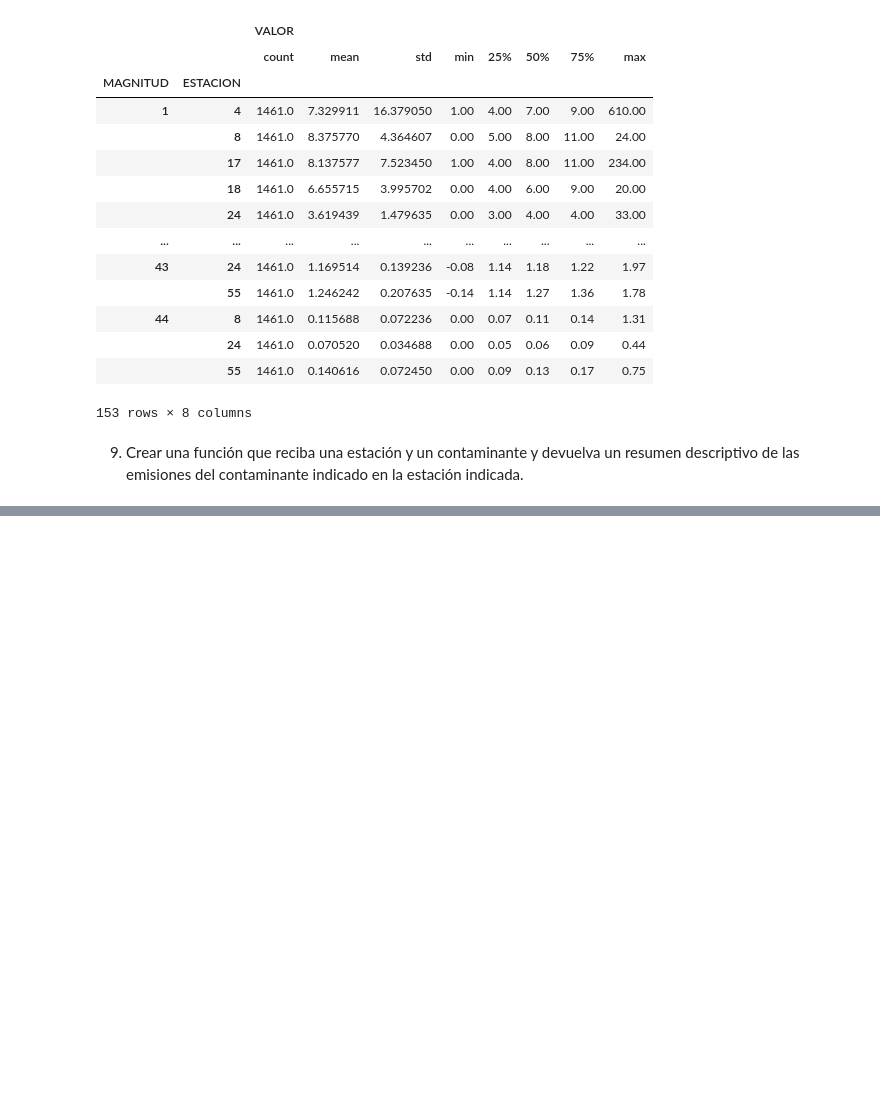
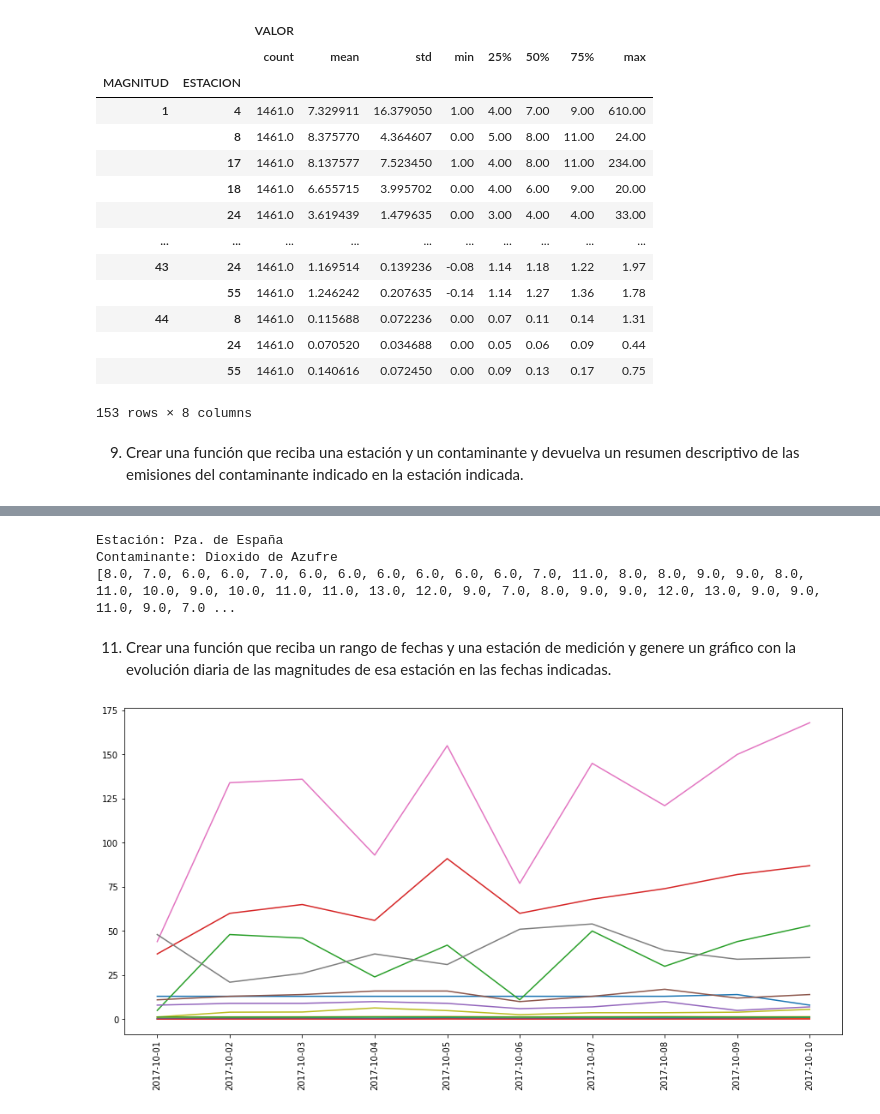
Before and after one commit to aguustingc/PROYECTO-FINAL, a Jupyter notebook: Grupo 2/Proyecto-Emisiones-Incendios.ipynb, the cells around one changed output, grey strips where cells are left out. Drawn from its saved outputs; the diff is of its cells as text; code cells hidden in the pictures; blank space fills up the shorter version.

```diff
--- a/Grupo 2/Proyecto-Emisiones-Incendios.ipynb
+++ b/Grupo 2/Proyecto-Emisiones-Incendios.ipynb
@@ -364,0 +372,30 @@ Name: VALOR, dtype: float64
+# %%
+ListaValoresPorEstacion(4, 1)
+# %% [output]
+Estación: Pza. de España
+Contaminante: Dioxido de Azufre
+[8.0, 7.0, 6.0, 6.0, 7.0, 6.0, 6.0, 6.0, 6.0, 6.0, 6.0, 7.0, 11.0, 8.0, 8.0, 9.0, 9.0, 8.0, 11.0, 10.0, 9.0, 10.0, 11.0, 11.0, 13.0, 12.0, 9.0, 7.0, 8.0, 9.0, 9.0, 12.0, 13.0, 9.0, 9.0, 11.0, 9.0, 7.0 ...
+# %% [markdown]
+11. Crear una función que reciba un rango de fechas y una estación de medición y genere un gráﬁco con la evolución diaria de las magnitudes de esa estación en las fechas indicadas.
+# %%
+from datetime import datetime
+
+def SerieTiempoEstacion(estacion, fecha_inicio, fecha_final):
+    inicio = datetime.strptime(fecha_inicio , '%d/%m/%Y')
+    final = datetime.strptime(fecha_final , '%d/%m/%Y')
+    df10 = dfDate1.loc[(dfDate1["ESTACION"]==estacion) &\
+                       (dfDate1["FECHA"]>=inicio) &\
+                       (dfDate1["FECHA"]<=final), :]
+
+    magnitudes = df10["MAGNITUD"].drop_duplicates().to_list()
+    dfs_magnitudes = []
+    for magnitud in magnitudes:
+        filtro = df10.loc[df10["MAGNITUD"] == magnitud, :]
+        dfs_magnitudes.append(filtro)
+
+    fig, ax = plt.subplots()
+    plt.xticks(rotation=90)
+    # ax.set_xticks(prueba["FECHA"])
+    for df in dfs_magnitudes:
+        ax.plot(df["FECHA"], df["VALOR"])
+    return plt.show()
@@ -364,0 +406,4 @@ Name: VALOR, dtype: float64
+# %%
+prueba3 = SerieTiempoEstacion(8, '01/10/2017', '10/10/2017')
+# %% [output]
+[figure, added]
```
Also changed, not shown: parts of 11 cells of this notebook.
